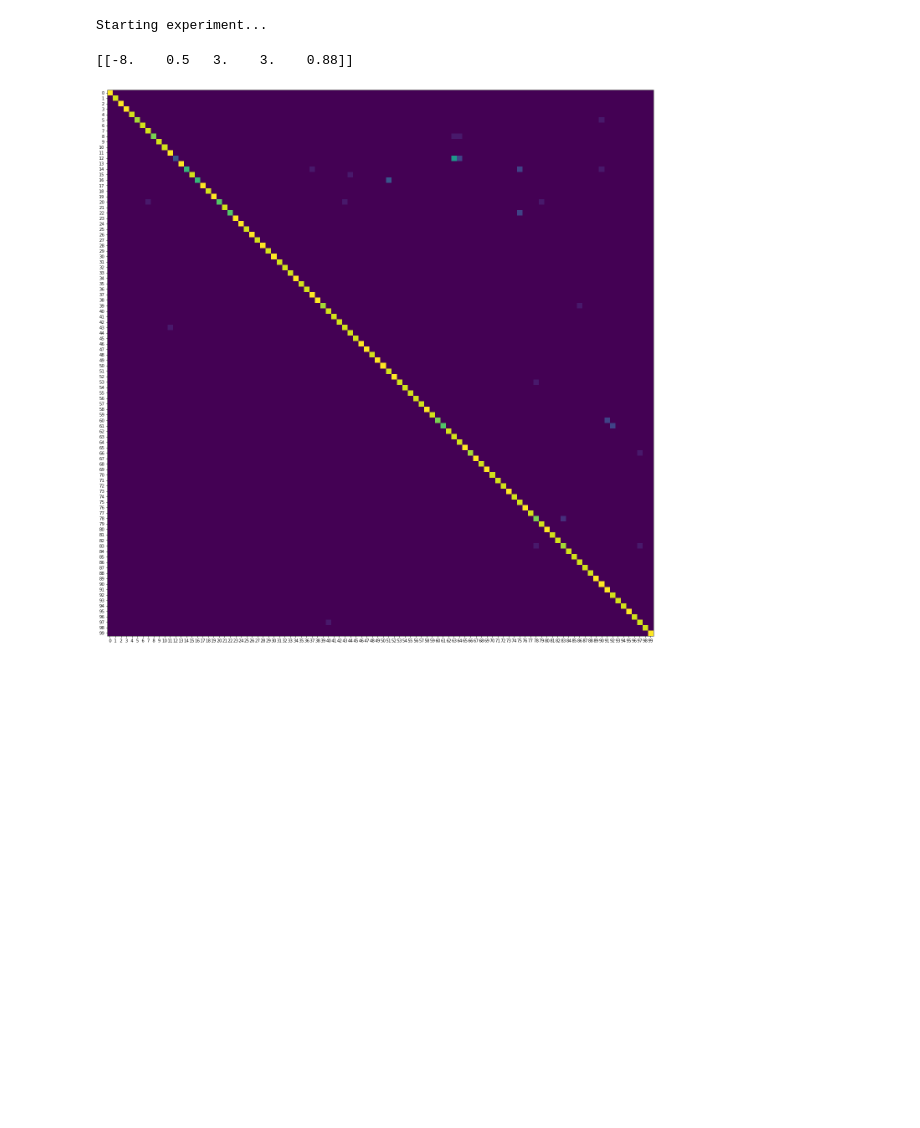
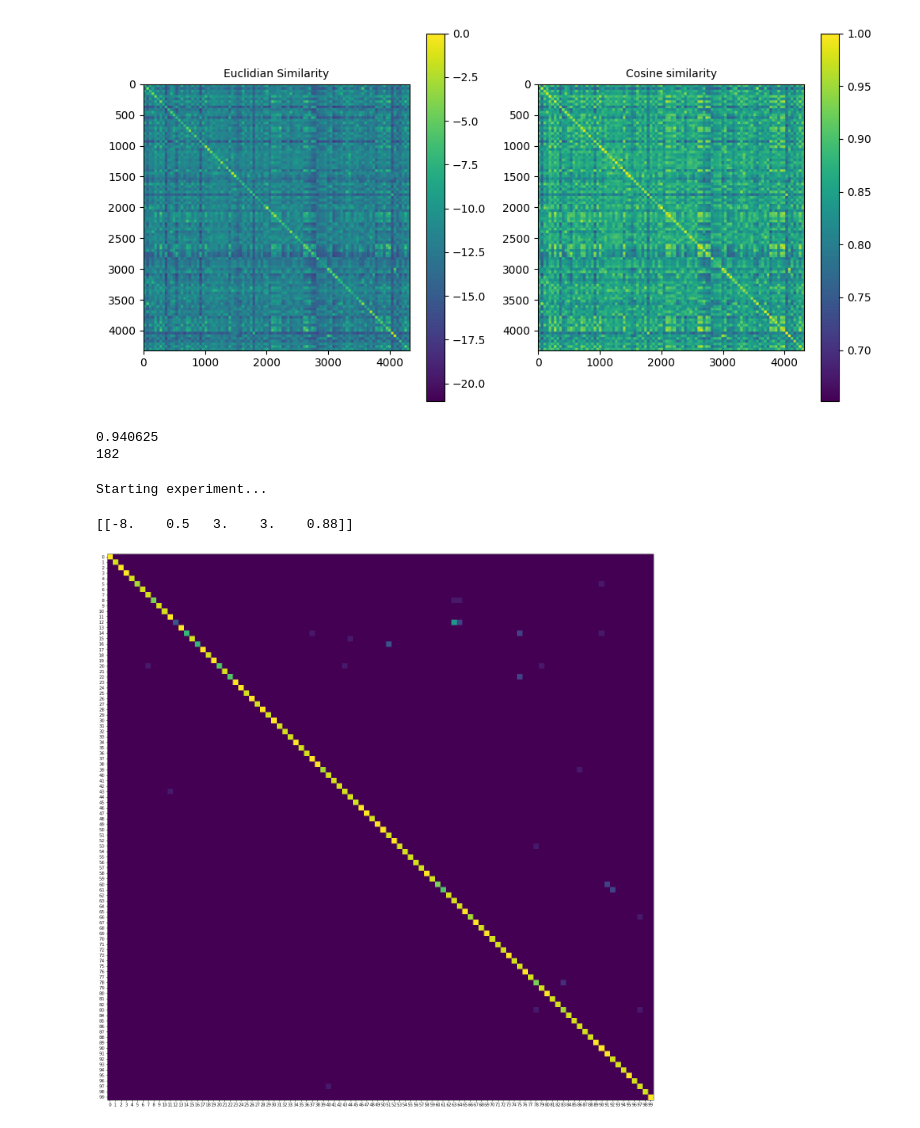
Before and after one commit to elvinhajizada/neuromorphic-continual-learning, a Jupyter notebook: experiments/coil_100_experiments/clp_experiment.ipynb, the cells around one changed output. Saved outputs shown, nothing was run; the diff lists cells and outputs as text; code cells hidden in the pictures; blank space fills up the shorter version.

```diff
--- a/experiments/coil_100_experiments/clp_experiment.ipynb
+++ b/experiments/coil_100_experiments/clp_experiment.ipynb
@@ -45,0 +380,25 @@ from clp.clp import CLP
+# %%
+from scipy.spatial.distance import pdist, squareform
+from sklearn.metrics.pairwise import cosine_similarity
+
+embeddings = embeddings.cpu()
+# euclidian distance similarity for population coded data
+distances = pdist(X_train, metric='euclidean')
+dist_matrix = squareform(distances)
+# dist_matrix = min_max_scale(dist_matrix)
+# euc_sim = 1/np.exp(dist_matrix)
+
+cos_sim = cosine_similarity(X_train)
+# %%
+fig, (ax1, ax2) = plt.subplots(1, 2, figsize=(10,5))
+im1 = ax1.imshow(-dist_matrix)
+im2 = ax2.imshow(cos_sim)
+# im3 = ax3.imshow(u_data_th1_sc)
+ax1.set_title("Euclidian Similarity", fontsize=10)
+ax2.set_title("Cosine similarity", fontsize=10)
+fig.colorbar(im1, ax=ax1)
+fig.colorbar(im2, ax=ax2)
+plt.tight_layout()
+plt.show()
+# %% [output]
+[figure, added]
@@ -46 +423,10 @@ from clp.clp import CLP
+# %%
+from sklearn.metrics import accuracy_score
+y_pred = clp_classifier.predict(X_test)
+acc = accuracy_score(y_test,y_pred)
+print(acc)
+print(clp_classifier.next_alloc_id_)
+# %% [output]
+0.940625
+182
 # %%
```
Also changed, not shown: parts of 25 cells of this notebook, 16 other files.
